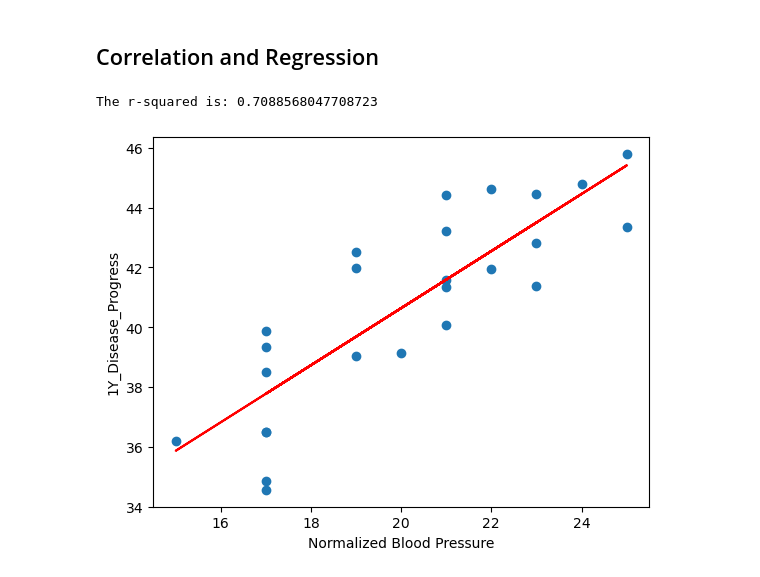
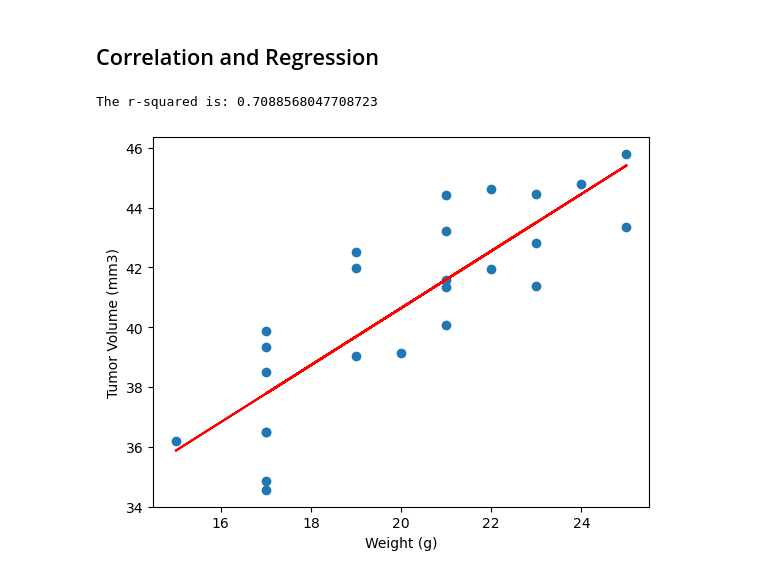
Before and after one commit to MITCHELLWYNE/data__visualization__challenge, a Jupyter notebook: Starter_Code/Pymaceuticals/pymaceuticals_starter.ipynb, the cells around one changed output. Cells and saved outputs as stored; diff of their text form; code cells hidden in the pictures.

```diff
--- a/Starter_Code/Pymaceuticals/pymaceuticals_starter.ipynb
+++ b/Starter_Code/Pymaceuticals/pymaceuticals_starter.ipynb
@@ -262,19 +267,19 @@ plt.show()
 # %%
 # Calculate the correlation coefficient and linear regression model
 # for mouse weight and average tumor volume for the Capomulin regimen
 
 x_values = ave_tumor_grp["Weight (g)"]
 y_values = ave_tumor_grp["Tumor Volume (mm3)"]
 (slope, intercept, rvalue, pvalue, stderr) = st.linregress(x_values, y_values)
 regress_values = x_values * slope + intercept
 line_eq = "y = " + str(round(slope,2)) + "x + " + str(round(intercept,2))
 plt.scatter(x_values,y_values)
 plt.plot(x_values,regress_values,"r-")
 plt.annotate(line_eq,(0,50),fontsize=15,color="red")
-plt.xlabel('Normalized Blood Pressure')
-plt.ylabel('1Y_Disease_Progress')
+plt.xlabel('Weight (g)')
+plt.ylabel('Tumor Volume (mm3)')
 print(f"The r-squared is: {rvalue**2}")
 plt.show()
 # %% [output]
 The r-squared is: 0.7088568047708723
-[figure, old version]
+[figure, new version]
```
Also changed, not shown: parts of 3 cells of this notebook.
